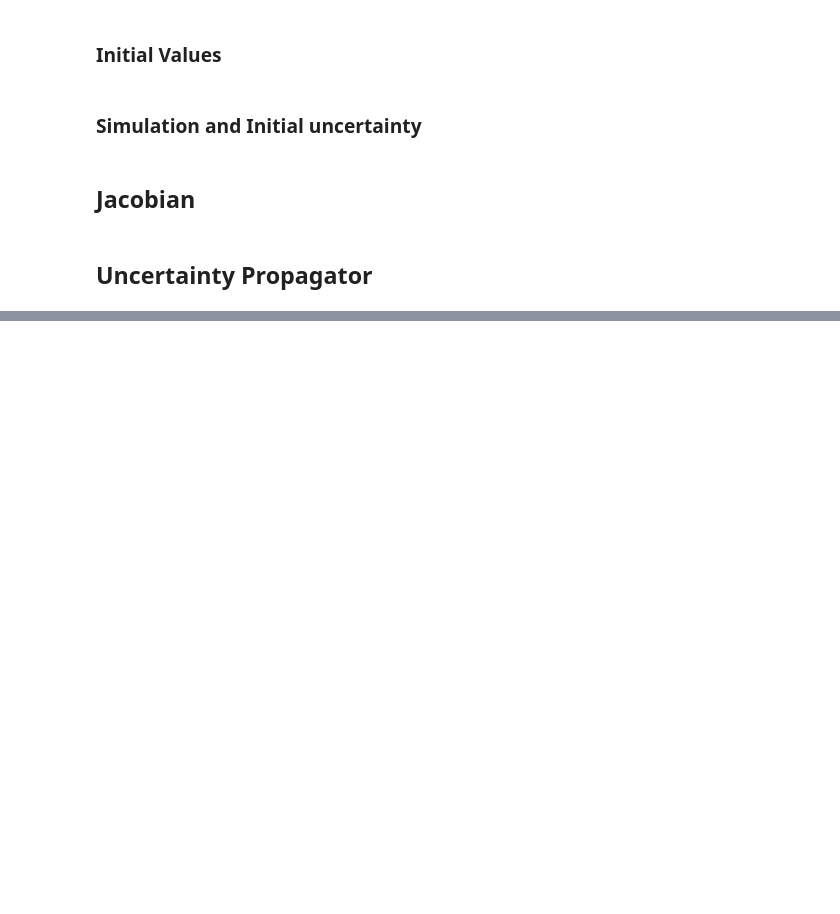
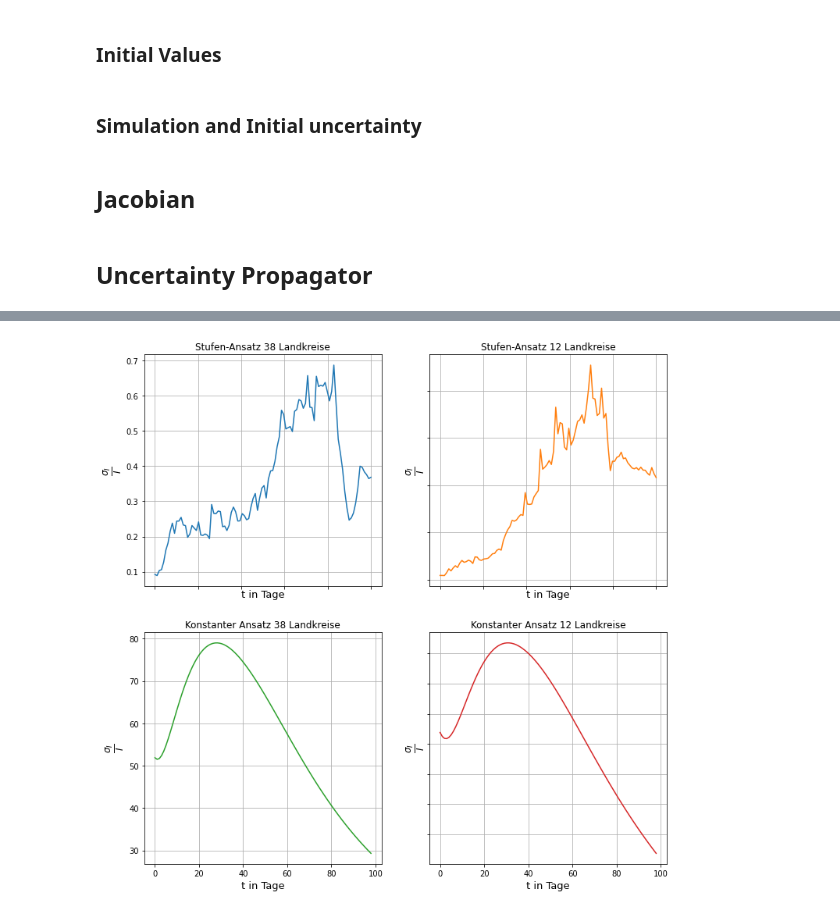
Before and after one commit to torbensun/Modeling-Of-Epidemics-With-Compartmental-And-Network-Models, a Jupyter notebook: Fehlerfortpflanzung.ipynb, the cells around one changed output, grey strips where cells are left out. Cells and saved outputs as stored; diff of their text form; code cells hidden in the pictures; blank space fills up the shorter version.

```diff
--- a/Fehlerfortpflanzung.ipynb
+++ b/Fehlerfortpflanzung.ipynb
@@ -1091,0 +1162,11 @@ fig.savefig("optparams.png")
+# %%
+method = 'heaviside'
+dimension = 38
+number_of_Lks = dimension
+params = params_38_heavi
+d_params = d_params_38_heavi
+Sigma, solt_38_heavi, state_38_heavi = make_sim(params, d_params, method, dimension, t_depth = 100)
+err_38_heavi= sim_ensample(params, d_params, method , dimension, t_depth = 100, sample_size = 100)
+#Kov_38_heavi = Kovarianz(Sigma,state_38_heavi, solt_38_heavi, number_of_Lks, method, params, 1097)
+#err_38_heavi = error_of_state(Kov_38_heavi, state_38_heavi, dimension)
+#np.save("heaviside_38", err_38_heavi)
@@ -1091,0 +1203,11 @@ fig.savefig("optparams.png")
+# %%
+ethod = 'simple'
+dimension = 12
+number_of_Lks = dimension
+params = params_simple
+d_params = d_params_simple
+Sigma, solt_simple, state_simple = make_sim(params, d_params, method, dimension, t_depth = 100)
+Kov_simple = Kovarianz(Sigma,state_simple, solt_simple, number_of_Lks, method, params, 100)
+err_38_heavi = error_of_state(Kov_simple, state_simple, dimension)
+
+#err_38_heavi= sim_ensample(params, d_params, method , dimension, t_depth = 100, sample_size = 97)
@@ -1091,0 +1235,22 @@ fig.savefig("optparams.png")
+# %%
+lk = 5
+fig, ((ax1, ax2), (ax3, ax4)) = plt.subplots(2, 2,figsize=(12,12))
+#fig.suptitle('Relativer Fehler in Abhängigkeit der Zeit')
+ax1.plot(solt_38_heavi[:len(err_38_heavi[38+lk])], err_38_heavi[38+lk]/state_38_heavi[38+lk][:len(err_38_heavi[38+lk])], label = "Stufen-Ansatz 38 Landkreise")
+ax2.plot(solt_12_heavi[:len(err_12_heavi[12+lk])], err_12_heavi[12+lk]/state_12_heavi[12+lk][:len(err_12_heavi[12+lk])], 'tab:orange',label = "Stufen Ansatz 12 Landkreise")
+ax3.plot(solt_38_const[:len(err_38_const[38+lk])], err_38_const[38+lk]/state_38_const[38+lk][:len(err_38_const[38+lk])], 'tab:green',label = "Konstanter Ansatz 38 Landkreise")
+ax4.plot(solt_12_const[:len(err_12_const[12+lk])], err_12_const[12+lk]/state_12_const[12+lk][:len(err_12_const[12+lk])], 'tab:red',label = "Konstanter Ansatz 12 Landkreise")
+
+for ax in fig.get_axes():
+    ax.label_outer()
+    #ax.set(xlabel='t in Tage', ylabel=r'$\frac{\sigma_I}{I}$', fontsize = 20.)
+    ax.set_ylabel(ylabel=r'$\frac{\sigma_I}{I}$', fontsize = 17.)
+    ax.set_xlabel(xlabel='t in Tage', fontsize = 13.)
+    ax.grid()
+ax1.set_title("Stufen-Ansatz 38 Landkreise")
+ax2.set_title("Stufen-Ansatz 12 Landkreise")
+ax3.set_title("Konstanter Ansatz 38 Landkreise")
+ax4.set_title("Konstanter Ansatz 12 Landkreise")
+fig.savefig("err.png")
+# %% [output]
+[figure, added]
```
Also changed, not shown: parts of 53 cells of this notebook.
